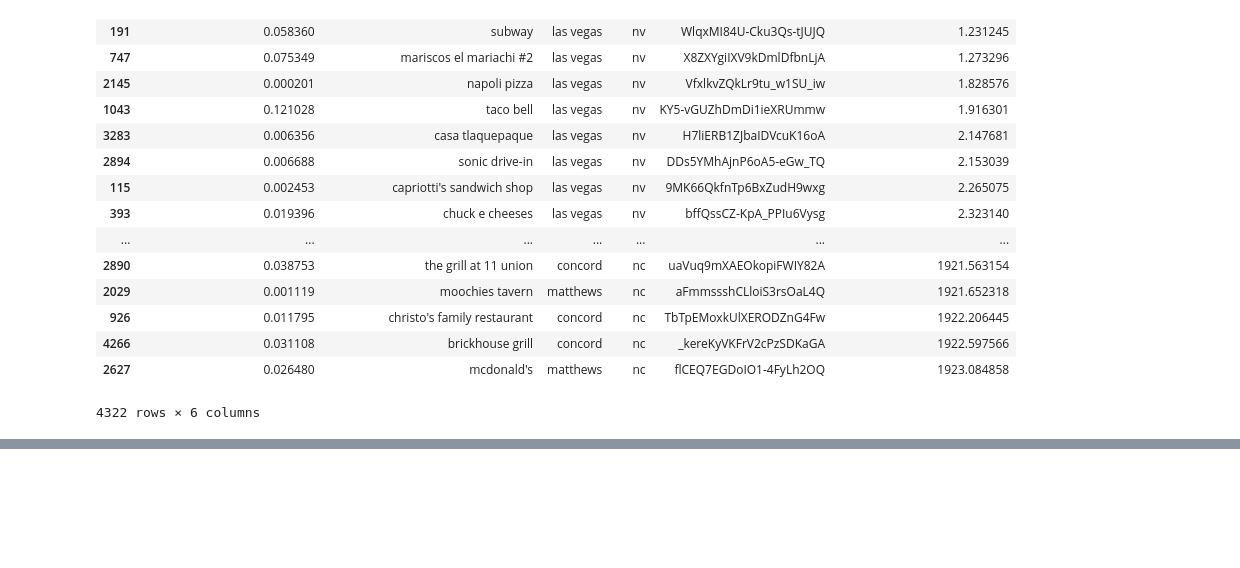
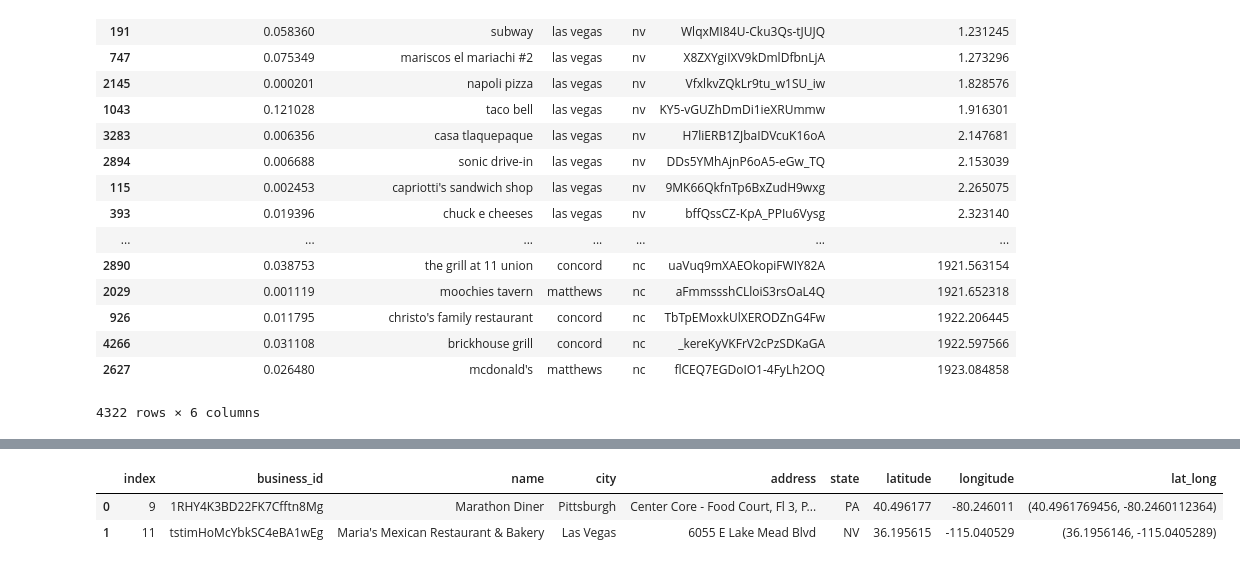
Before and after one commit to rvent/Event-Planner-Project, a Jupyter notebook: rima_wip.ipynb, the cells around one changed output, grey strips where cells are left out. Cells and saved outputs as stored; diff of their text form; code cells hidden in the pictures; blank space fills up the shorter version.

```diff
--- a/rima_wip.ipynb
+++ b/rima_wip.ipynb
@@ -946,0 +947,6 @@ X_dessert.shape
+# %%
+df_location.head(2)
+# %% [output]
+|  | index | business_id | name | city | address | state | latitude | longitude | lat_long |
+| 0 | 9 | 1RHY4K3BD22FK7Cfftn8Mg | Marathon Diner | Pittsburgh | Center Core - Food Court, Fl 3, P... | PA | 40.496177 | -80.246011 | (40.4961769456, -80.2460112364) |
+| 1 | 11 | tstimHoMcYbkSC4eBA1wEg | Maria's Mexican Restaurant & Bakery | Las Vegas | 6055 E Lake Mead Blvd | NV | 36.195615 | -115.040529 | (36.1956146, -115.0405289) |
```
Also changed, not shown: parts of 18 cells of this notebook.
